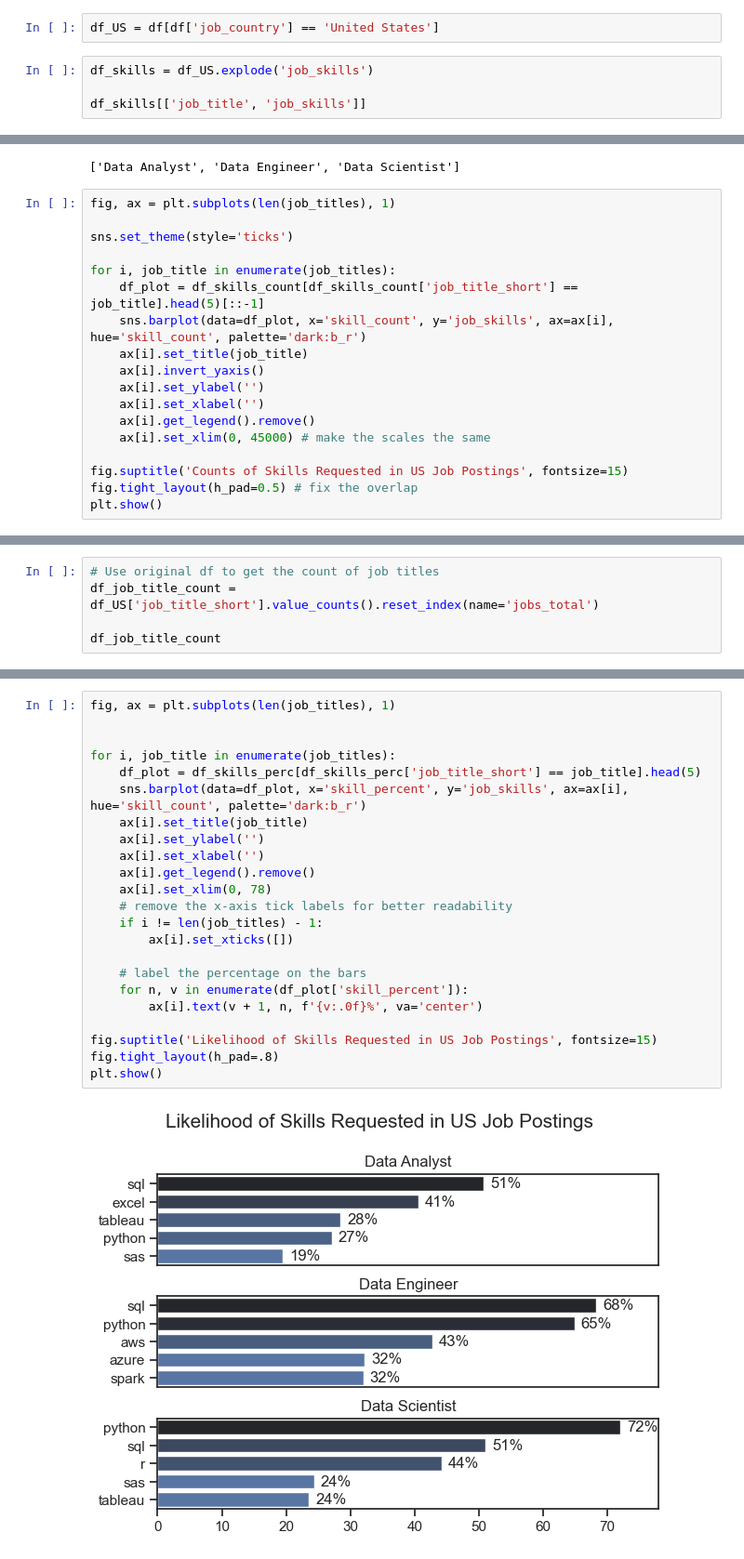
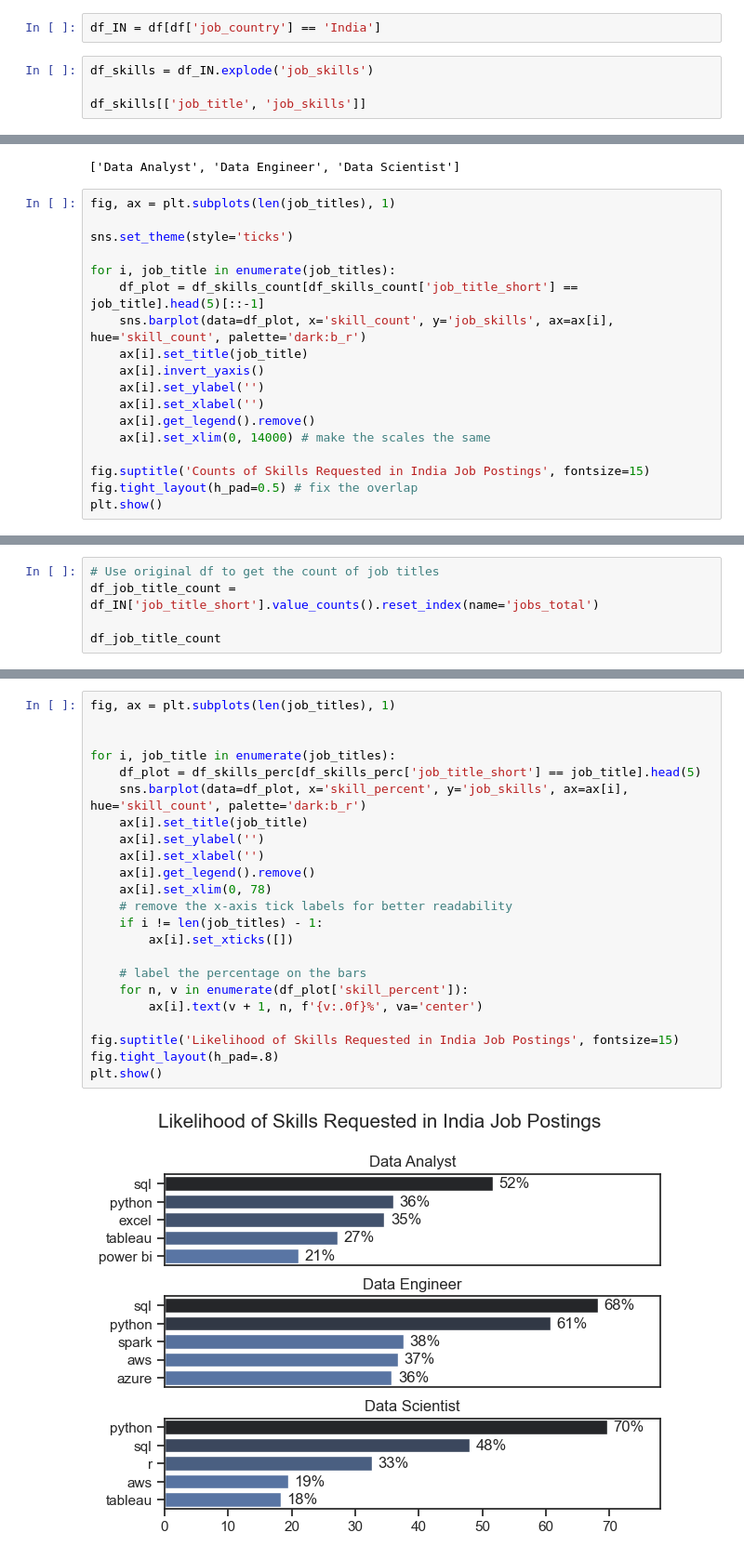
Before and after one commit to aryangupta-7/Data-Career-Market-Insights, a Jupyter notebook: 2_Skills_Count.ipynb, the cells around one changed output, grey strips where cells are left out. Shown at 93% size. Saved outputs shown, nothing was run; the diff lists cells and outputs as text.

```diff
--- a/2_Skills_Count.ipynb
+++ b/2_Skills_Count.ipynb
@@ -21,7 +21,7 @@ Filter Data for The USA
 # %%
-df_US = df[df['job_country'] == 'United States']
+df_IN = df[df['job_country'] == 'India']
 # %%
-df_skills = df_US.explode('job_skills')
+df_skills = df_IN.explode('job_skills')
 
 df_skills[['job_title', 'job_skills']]
 # %% [output]
@@ -84,9 +84,9 @@ for i, job_title in enumerate(job_titles):
     ax[i].set_ylabel('')
     ax[i].set_xlabel('')
     ax[i].get_legend().remove()
-    ax[i].set_xlim(0, 45000) # make the scales the same
+    ax[i].set_xlim(0, 14000) # make the scales the same
 
-fig.suptitle('Counts of Skills Requested in US Job Postings', fontsize=15)
+fig.suptitle('Counts of Skills Requested in India Job Postings', fontsize=15)
 fig.tight_layout(h_pad=0.5) # fix the overlap
 plt.show()
 # %% [output]
@@ -94,6 +94,6 @@ plt.show()
 # %%
 # Use original df to get the count of job titles
-df_job_title_count = df_US['job_title_short'].value_counts().reset_index(name='jobs_total')
+df_job_title_count = df_IN['job_title_short'].value_counts().reset_index(name='jobs_total')
 
 df_job_title_count
 # %% [output]
@@ -131,25 +131,25 @@ df_skills_perc
 # %%
 fig, ax = plt.subplots(len(job_titles), 1)
 
 
 for i, job_title in enumerate(job_titles):
     df_plot = df_skills_perc[df_skills_perc['job_title_short'] == job_title].head(5)
     sns.barplot(data=df_plot, x='skill_percent', y='job_skills', ax=ax[i], hue='skill_count', palette='dark:b_r')
     ax[i].set_title(job_title)
     ax[i].set_ylabel('')
     ax[i].set_xlabel('')
     ax[i].get_legend().remove()
     ax[i].set_xlim(0, 78)
     # remove the x-axis tick labels for better readability
     if i != len(job_titles) - 1:
         ax[i].set_xticks([])
 
     # label the percentage on the bars
     for n, v in enumerate(df_plot['skill_percent']):
         ax[i].text(v + 1, n, f'{v:.0f}%', va='center')
 
-fig.suptitle('Likelihood of Skills Requested in US Job Postings', fontsize=15)
+fig.suptitle('Likelihood of Skills Requested in India Job Postings', fontsize=15)
 fig.tight_layout(h_pad=.8)
 plt.show()
 # %% [output]
-[figure, old version]
+[figure, new version]
```
Also changed, not shown: parts of 6 cells of this notebook, 1 other file.
